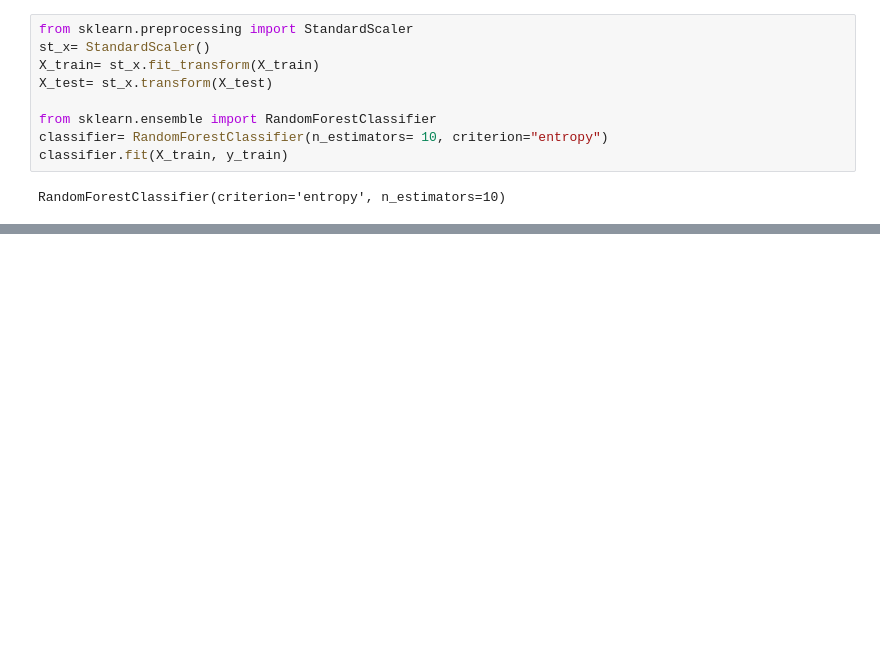
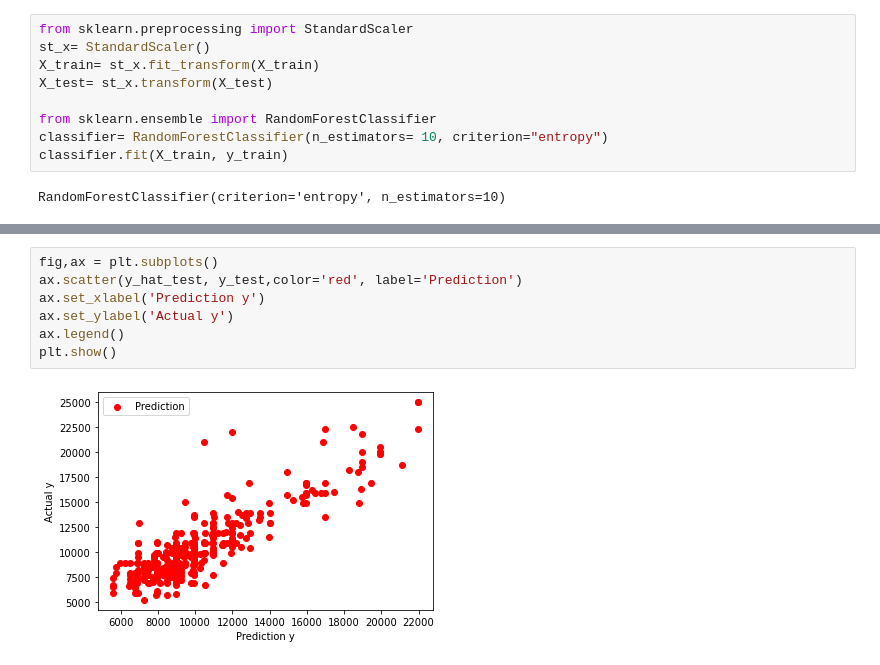
Before and after one commit to saharsolt/Machine_Learning_Python, a Jupyter notebook: ToyotaCorolaProject.ipynb, the cells around one changed output, grey strips where cells are left out. Saved outputs shown, nothing was run; the diff lists cells and outputs as text; blank space fills up the shorter version.

```diff
--- a/ToyotaCorolaProject.ipynb
+++ b/ToyotaCorolaProject.ipynb
@@ -223,0 +240,9 @@ RandomForestClassifier(criterion='entropy', n_estimators=10)
+# %%
+fig,ax = plt.subplots()
+ax.scatter(y_hat_test, y_test,color='red', label='Prediction')
+ax.set_xlabel('Prediction y')
+ax.set_ylabel('Actual y')
+ax.legend()
+plt.show()
+# %% [output]
+[figure, added]
```
Also changed, not shown: parts of 11 cells of this notebook.
